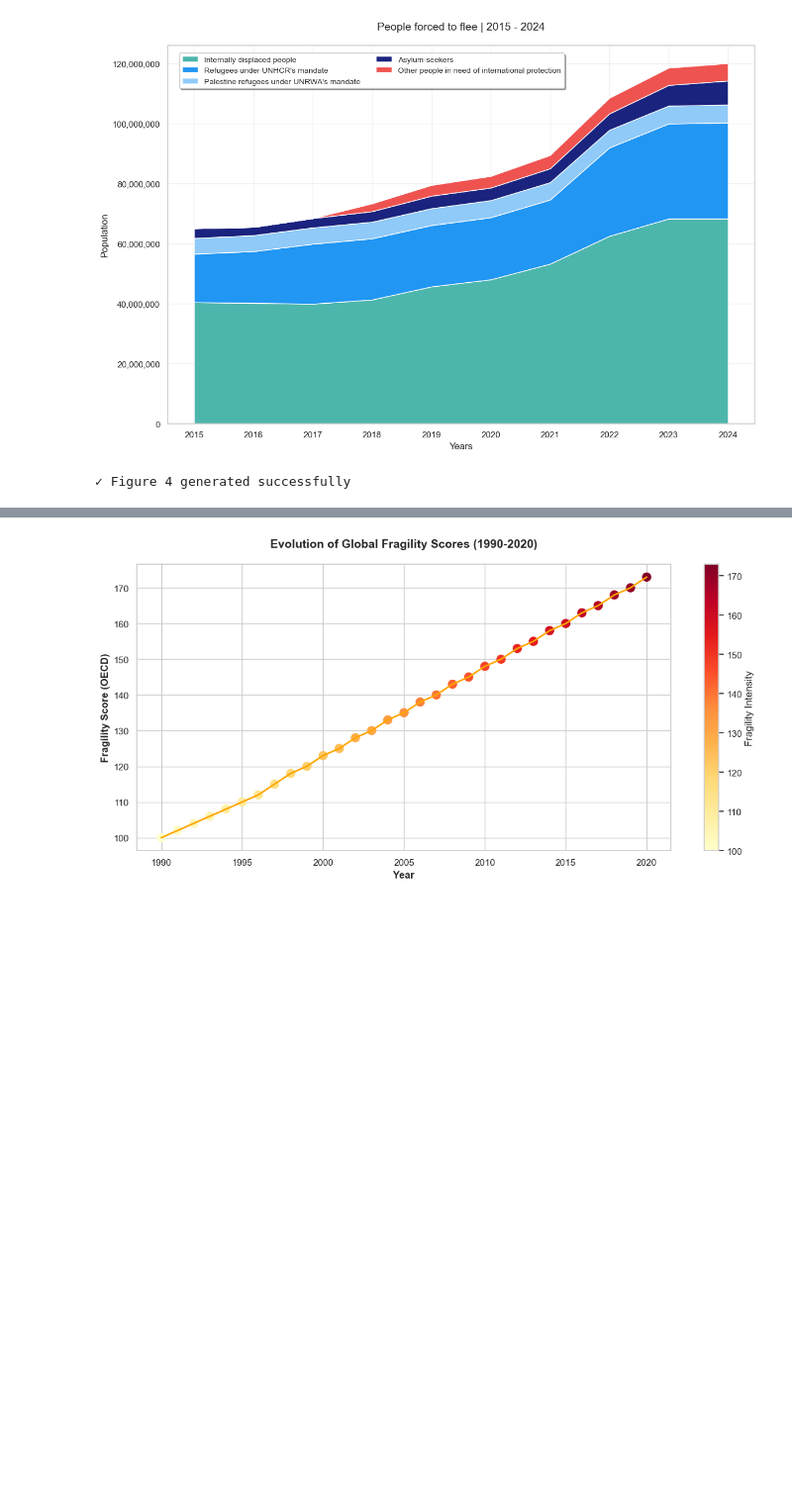
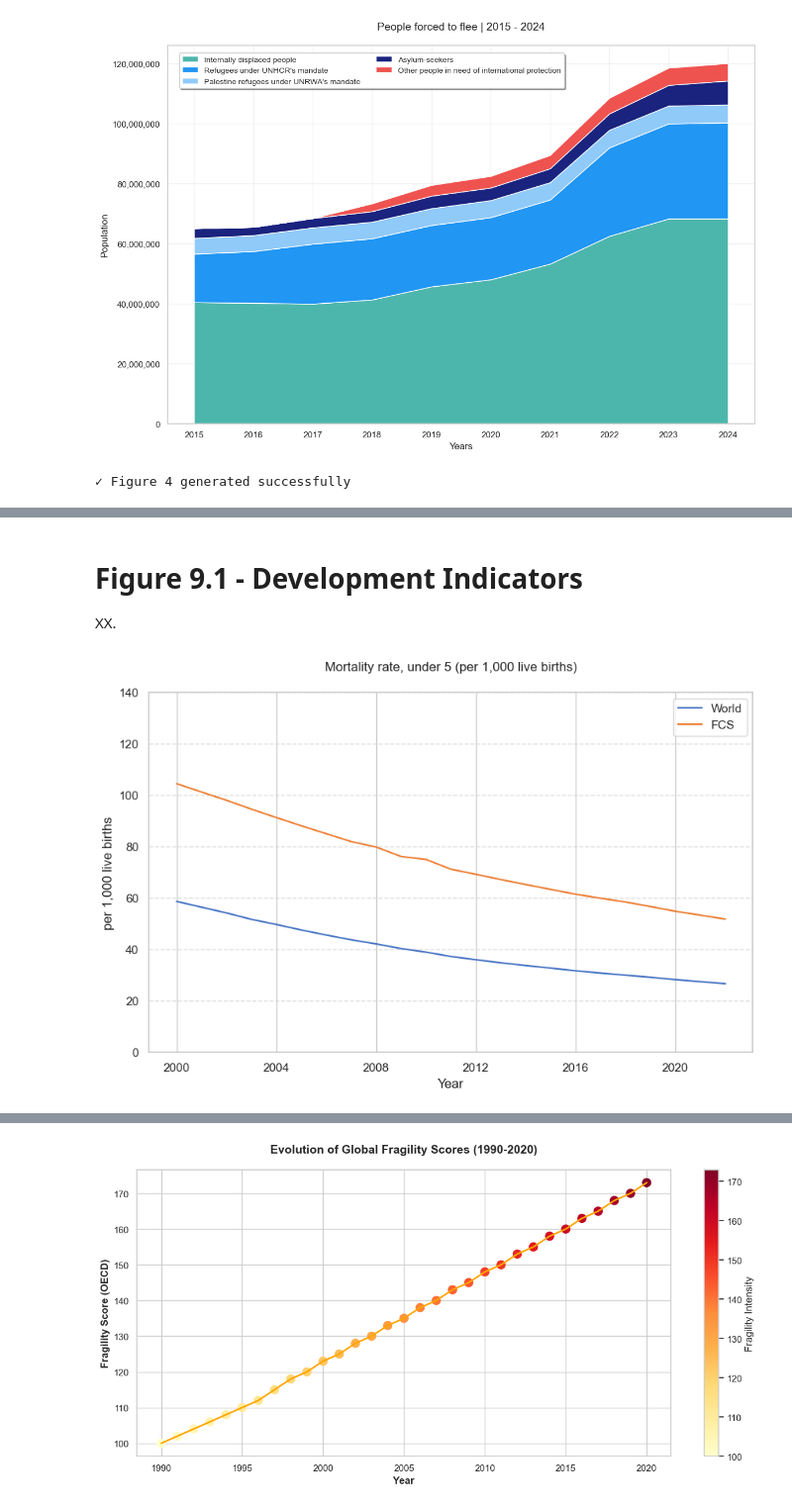
Before and after one commit to mglpurroy/slide-deck-analytics-1, a Jupyter notebook: notebooks/main.ipynb, the cells around one changed output, grey strips where cells are left out. Shown at 99% size. Drawn from its saved outputs; the diff is of its cells as text; code cells hidden in the pictures; blank space fills up the shorter version.

```diff
--- a/notebooks/main.ipynb
+++ b/notebooks/main.ipynb
@@ -622,0 +1015,61 @@ print("✓ Figure 6 generated successfully")
+# %% [markdown]
+# Figure 9.1 - Development Indicators
+XX.
+# %%
+# FCS countries list
+FCS_COUNTRIES = [
+    'Afghanistan', 'Burkina Faso', 'Cameroon', 'Central African Republic',
+    'Congo, Dem. Rep.', 'Ethiopia', 'Haiti', 'Iraq', 'Lebanon', 'Mali',
+    'Mozambique', 'Myanmar', 'Niger', 'Nigeria', 'Somalia', 'South Sudan',
+    'Sudan', 'Syrian Arab Republic', 'Ukraine', 'West Bank and Gaza',
+    'Yemen, Rep.', 'Burundi', 'Chad', 'Comoros', 'Congo, Rep.', 'Eritrea',
+    'Guinea-Bissau', 'Kiribati', 'Kosovo', 'Libya', 'Marshall Islands',
+    'Micronesia, Fed. Sts.', 'Papua New Guinea', 'São Tomé and Principe',
+    'Solomon Islands', 'Timor-Leste', 'Tuvalu', 'Venezuela, RB', 'Zimbabwe'
+]
+
+def get_country_averages(wb_data, countries=None):
+    """Helper function to calculate averages for a group of countries"""
+    df = pd.DataFrame(wb_data)
+    if countries:
+        df = df[df['country'].isin(countries)]
+    return df.groupby('date')['SH.DYN.MORT'].mean()
+
+def plot_mortality_rate(wb_data):
+    """
+    Plot under-5 mortality rate
+    Indicator: SH.DYN.MORT
+    """
+    fig, ax = plt.subplots(figsize=(10, 6))
+
+    # Reshape data for plotting
+    df = pd.DataFrame(wb_data)
+
+    # Calculate world average (using all countries)
+    world_data = get_country_averages(wb_data)
+
+    # Calculate FCS average
+    fcs_data = get_country_averages(wb_data, FCS_COUNTRIES)
+
+    # Plot
+    ax.plot(world_data.index, world_data.values, color='#4472C4', label='World')
+    ax.plot(fcs_data.index, fcs_data.values, color='#ED7D31', label='FCS')
+
+    # Customize
+    ax.set_title('Mortality rate, under 5 (per 1,000 live births)', pad=20)
+    ax.set_xlabel('Year')
+    ax.set_ylabel('per 1,000 live births')
+    ax.grid(True, axis='y', linestyle='--', alpha=0.7)
+    ax.legend()
+
+    # Adjust y-axis range
+    ax.set_ylim(0, 140)
+
+    return fig
+
+
+mortality_data = wb.get_indicator_data(indicator='SH.DYN.MORT', start_year=2000, end_year=2024)
+fig = plot_mortality_rate(mortality_data)
+plt.show()
+# %% [output]
+[figure, added]
```
Also changed, not shown: parts of 19 cells of this notebook, 29 other files.
